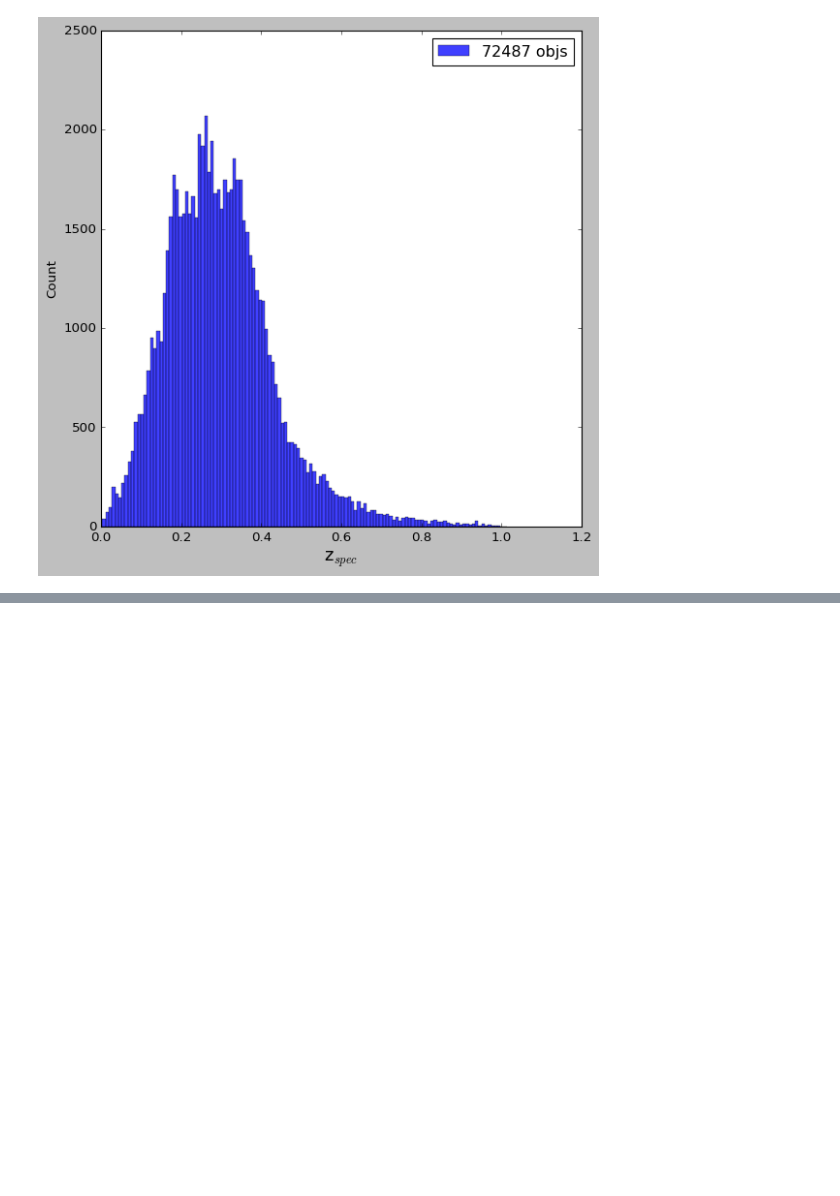
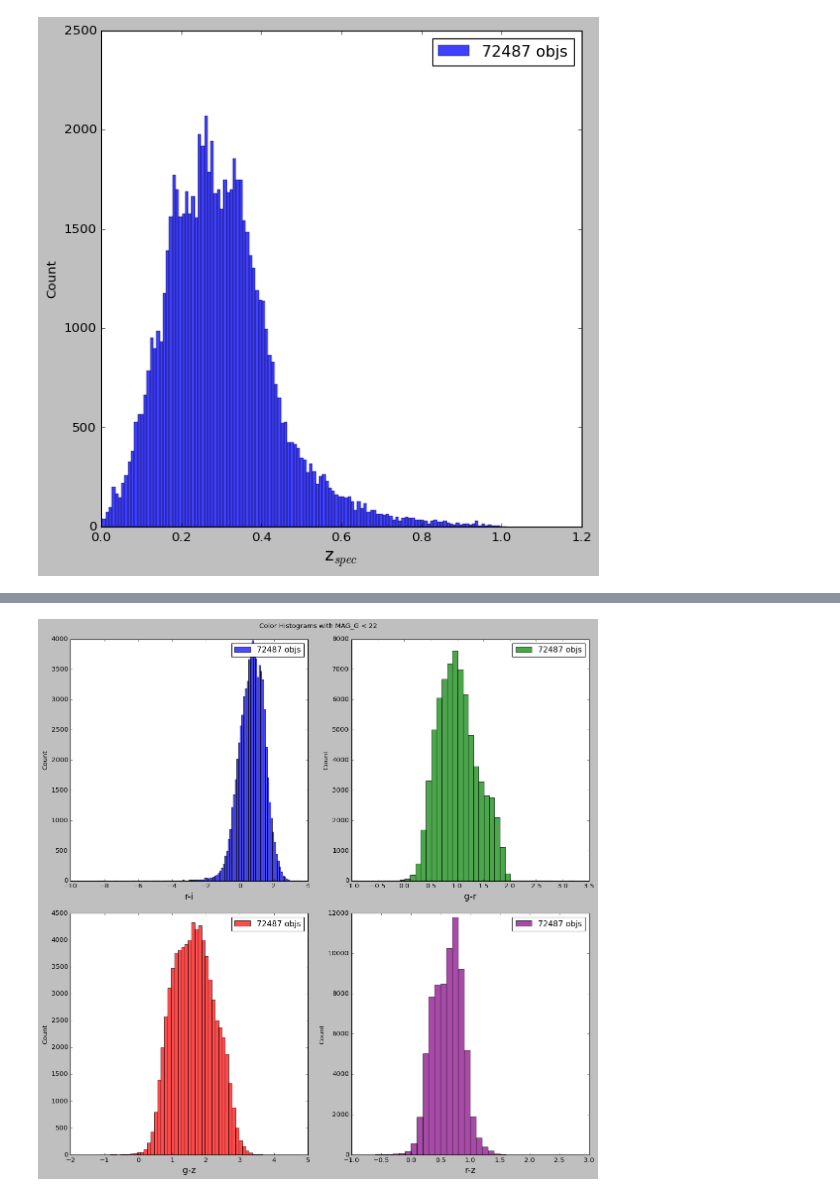
Before and after one commit to eduvaladao/aulas_bigdata_astro_CBPF, a Jupyter notebook: aula01_CBPF_BigData_LoadCatalogLegacy.ipynb, the cells around one changed output, grey strips where cells are left out. Drawn from its saved outputs; the diff is of its cells as text; code cells hidden in the pictures; blank space fills up the shorter version.

```diff
--- a/aula01_CBPF_BigData_LoadCatalogLegacy.ipynb
+++ b/aula01_CBPF_BigData_LoadCatalogLegacy.ipynb
@@ -334,0 +383,34 @@ drive  legacy_dr8_class.fits  sample_data
+# %%
+### MAG PLOTS
+dftable = Table.from_pandas(dfplot) # ver 'https://docs.astropy.org/en/stable/table/pandas.html'
+COLORS = ["r-i", "g-r", "g-z", "r-z"]
+key_list = COLORS
+color_list = ['blue', 'green', 'red', "purple"]
+hor = 2
+ver = 2
+
+plt.style.use('classic') # style of the plots
+
+fig = plt.figure(figsize=(14, 14), constrained_layout=True) # Create a new figure, or activate an existing figure. figsize = Width, height in inches. constrained_layout: The layout mechanism for positioning of plot elements to avoid overlapping.
+gs = fig.add_gridspec(ver, hor, left=0.05, right=0.5, wspace=0.05) # A grid layout to place subplots within a figure. The location of the grid cells is determined in a similar way to SubplotParams using left, right, top, bottom, wspace and hspace.
+fig.suptitle('Color Histograms with MAG_G < 22')
+
+i=0
+binsize=0.1
+def binarange(arr, binsize):
+    return np.arange(np.nanmin(arr), np.nanmax(arr)+binsize, binsize) # Return evenly spaced values within a given interval.
+
+for v in range(ver):
+    for h in range(hor):
+        ax = fig.add_subplot(gs[v, h]) # Add an ~.axes.Axes to the figure as part of a subplot arrangement. Adiciona os eixos, ticks, legenda de cada subplot na figure.
+        bins = binarange(dftable.field(key_list[i]), binsize) # FIELD element: describes the datatype of a particular column of data. Return column[item] for recarray compatibility. Pegou uma coluna MAG_i dos dados e fez uma lista de binsize em binsize do valor min ao max dessa coluna.
+        ax = dfplot[key_list[i]].plot.hist(bins=bins, color=color_list[i], alpha=0.7, label=str(rslt_df.shape[0]) + ' objs') # pega a coluna key_list[i] = MAG_i do dataframe do pandas e faz um histograma com os bins definidos, cor e transparencia alpha.
+        ax.set_xlabel(str(key_list[i]), fontsize=16)
+        ax.set_ylabel('Count')
+        plt.legend()
+        i+=1
+
+plt.show
+plt.savefig('/content/drive/MyDrive/Histogramscolorcolor_Legacy.png')
+# %% [output]
+[figure, added]
```
Also changed, not shown: parts of 12 cells of this notebook.
